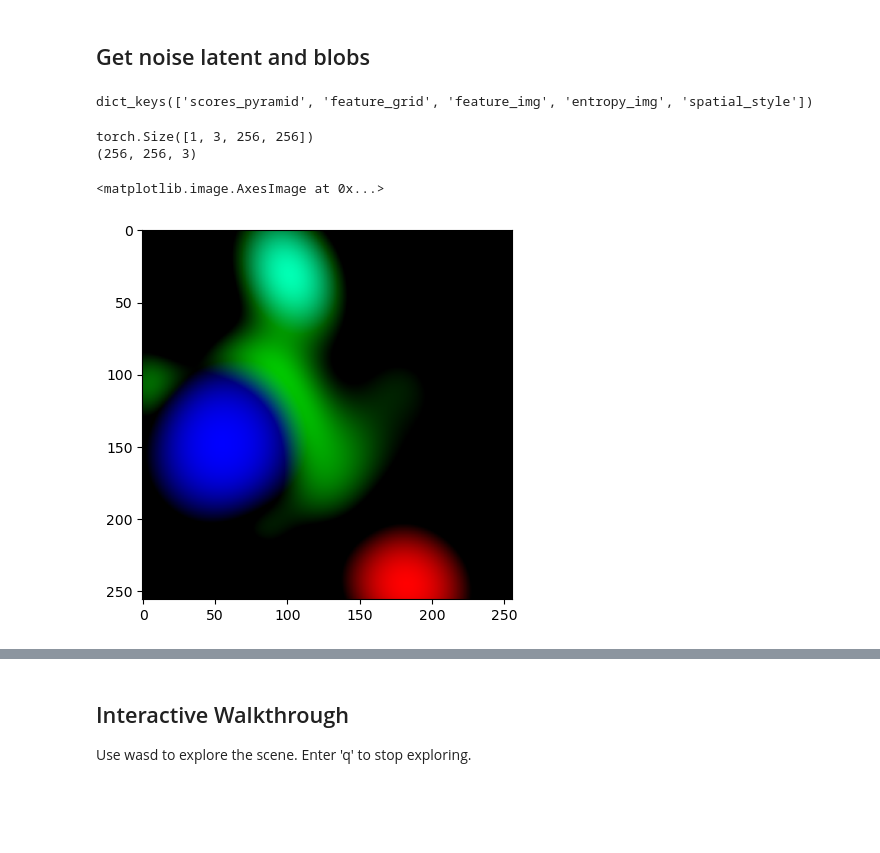
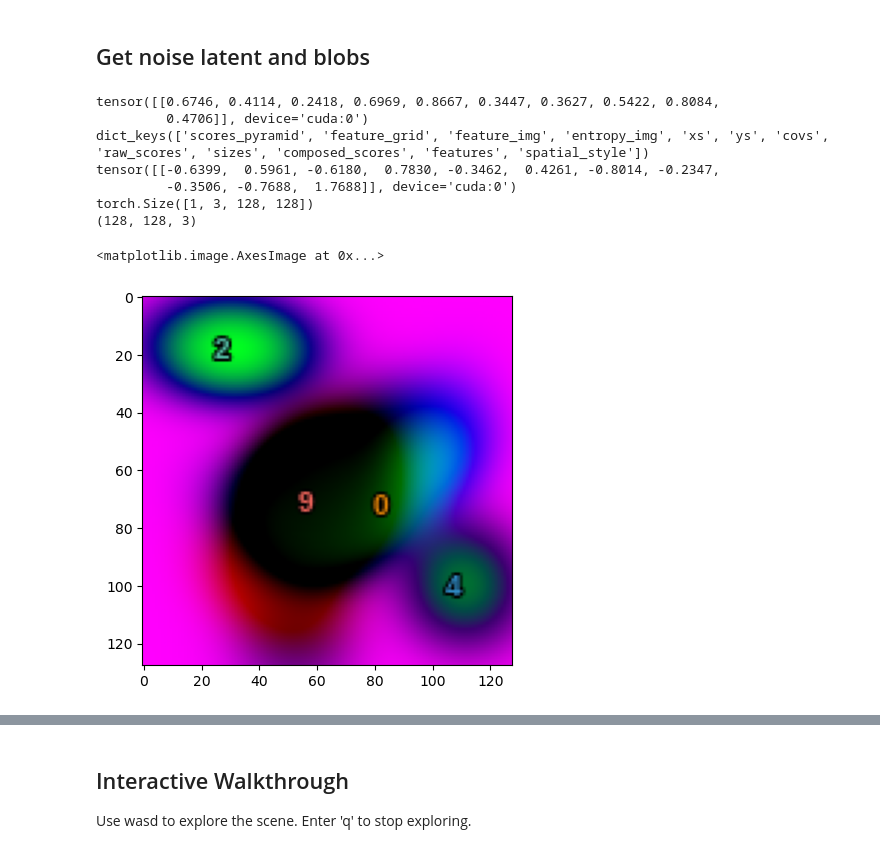
Before and after one commit to davidfang00/BlobGSN, a Jupyter notebook: notebooks/walkthrough_demo.ipynb, the cells around one changed output, grey strips where cells are left out. Drawn from its saved outputs; the diff is of its cells as text; code cells hidden in the pictures; blank space fills up the shorter version.

```diff
--- a/notebooks/walkthrough_demo.ipynb
+++ b/notebooks/walkthrough_demo.ipynb
@@ -81,28 +116,61 @@ Reverting to native PyTorch implementation
 # %% [markdown]
 ## Get noise latent and blobs
 # %%
+torch.seed()
 device = 'cuda'
 # z_dim = opt.model_config.params.decoder_config.params.z_dim
 z_dim = opt.model_config.params.blob_maker_config.params.noise_dim
 z = torch.randn(1, z_dim, device=device)
-
-with torch.no_grad():
-    layout = gsn.blob_maker.generate_layout(z, viz = True, viz_size=[256, 256])
-print(layout.keys())
-# %% [output]
-dict_keys(['scores_pyramid', 'feature_grid', 'feature_img', 'entropy_img', 'spatial_style'])
-# %%
-def for_canvas(img):
-    return img.detach()[0].round().permute(1, 2, 0).clamp(min=0, max=255).cpu().numpy().astype(np.uint8)
-
-blob_im = layout['feature_img']
-print(blob_im.shape)
-
-blobs = for_canvas(blob_im.mul(255))
-print(blobs.shape)
-plt.imshow(blobs)
-# %% [output]
-torch.Size([1, 3, 256, 256])
-(256, 256, 3)
-<matplotlib.image.AxesImage at 0x...>
-[figure, removed]
+# %%
+truncate = 0.
+gsn.blob_maker.device = device
+gsn.blob_maker.get_mean_latent(100)
+
+def draw_labels(img, layout, T, colors, layout_i=0):
+    font = ImageFont.truetype('LiberationSans-Bold.ttf', 10)
+    img = Image.fromarray(img)
+    draw = ImageDraw.Draw(img)
+    mask = layout['sizes'][layout_i, 1:] > T
+    idmap = torch.arange(len(mask))[mask]
+    blob = {k: layout[k][layout_i][mask].mul(128).tolist() for k in ('xs', 'ys')}
+    for i, (x, y) in enumerate(zip(blob['xs'], blob['ys'])):
+        I = idmap[i]
+        _, h = draw.textsize(str(I), font=font)
+        w = h
+
+        color = tuple(colors[I + 1].mul(255).round().int().tolist())
+        draw.text((x - w / 2, y - h / 2), f'{I}', fill=color, stroke_width=1, font=font, stroke_fill=(0, 0, 0))
+    return FF.to_tensor(img).permute(1, 2, 0), img
+
+
+def for_canvas(img):
+    return img.detach()[0].round().permute(1, 2, 0).clamp(min=0, max=255).cpu().numpy().astype(np.uint8)
+# %%
+torch.manual_seed(1)
+
+with torch.no_grad():
+    layout = gsn.blob_maker.generate_layout(z, viz = True, viz_size=[128, 128], no_jitter = True, ret_layout = True)
+    print(layout['xs'])
+
+print(layout.keys())
+print(layout['sizes'])
+
+blob_im = layout['feature_img']
+print(blob_im.shape)
+
+blobs = for_canvas(blob_im.mul(255))
+print(blobs.shape)
+
+labeled_blobs, labeled_blobs_img = draw_labels(blobs, layout, truncate, COLORS)
+
+plt.imshow(labeled_blobs)
+# %% [output]
+tensor([[0.6746, 0.4114, 0.2418, 0.6969, 0.8667, 0.3447, 0.3627, 0.5422, 0.8084,
+         0.4706]], device='cuda:0')
+dict_keys(['scores_pyramid', 'feature_grid', 'feature_img', 'entropy_img', 'xs', 'ys', 'covs', 'raw_scores', 'sizes', 'composed_scores', 'features', 'spatial_style'])
+tensor([[-0.6399,  0.5961, -0.6180,  0.7830, -0.3462,  0.4261, -0.8014, -0.2347,
+         -0.3506, -0.7688,  1.7688]], device='cuda:0')
+torch.Size([1, 3, 128, 128])
+(128, 128, 3)
+<matplotlib.image.AxesImage at 0x...>
+[figure, added]
```
Also changed, not shown: parts of 10 cells of this notebook, 7 other files.
